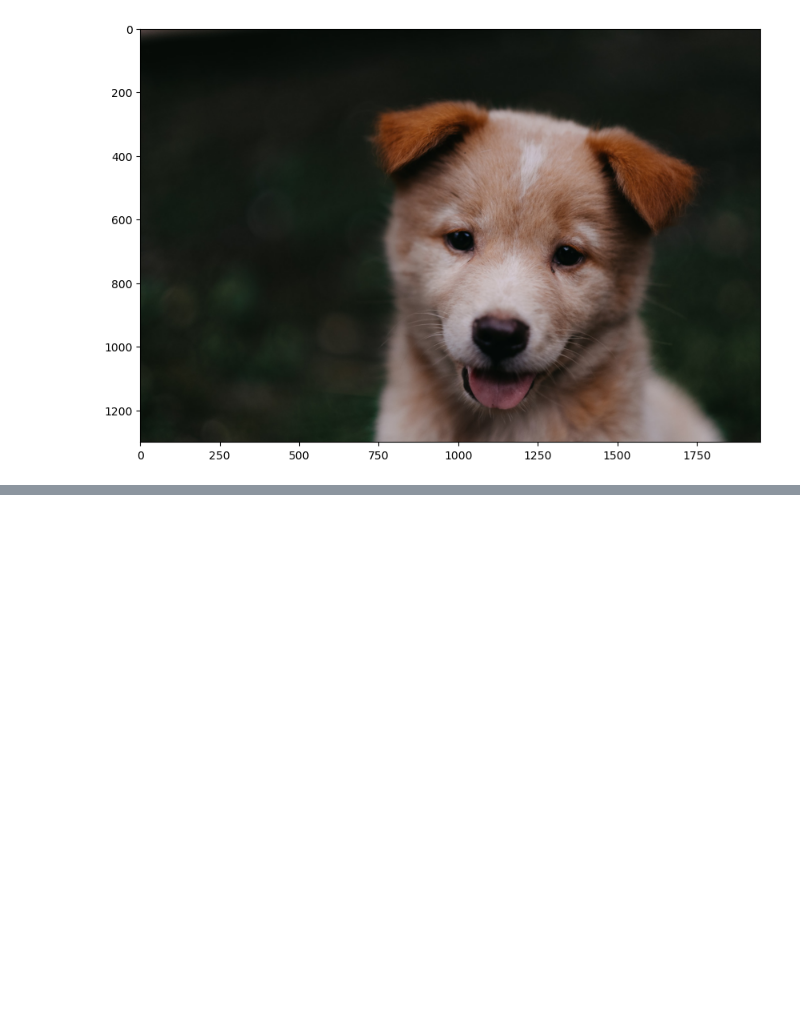
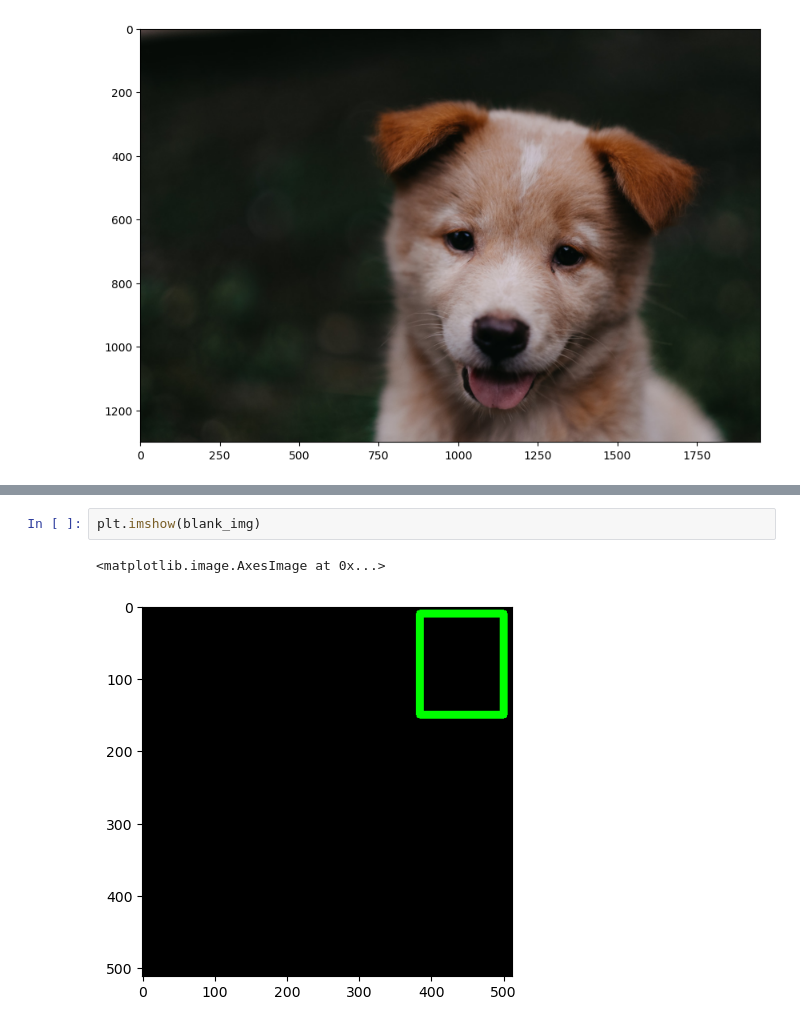
Before and after one commit to bimanjayaaji/improc-mlops-notebook, a Jupyter notebook: improc-course/cv_basics.ipynb, the cells around one changed output, grey strips where cells are left out. Saved outputs shown, nothing was run; the diff lists cells and outputs as text; blank space fills up the shorter version.

```diff
--- a/improc-course/cv_basics.ipynb
+++ b/improc-course/cv_basics.ipynb
@@ -113,0 +162,5 @@ ax.imshow(fix_image)
+# %%
+plt.imshow(blank_img)
+# %% [output]
+<matplotlib.image.AxesImage at 0x...>
+[figure, added]
```
Also changed, not shown: parts of 37 cells of this notebook, 1 other file.
